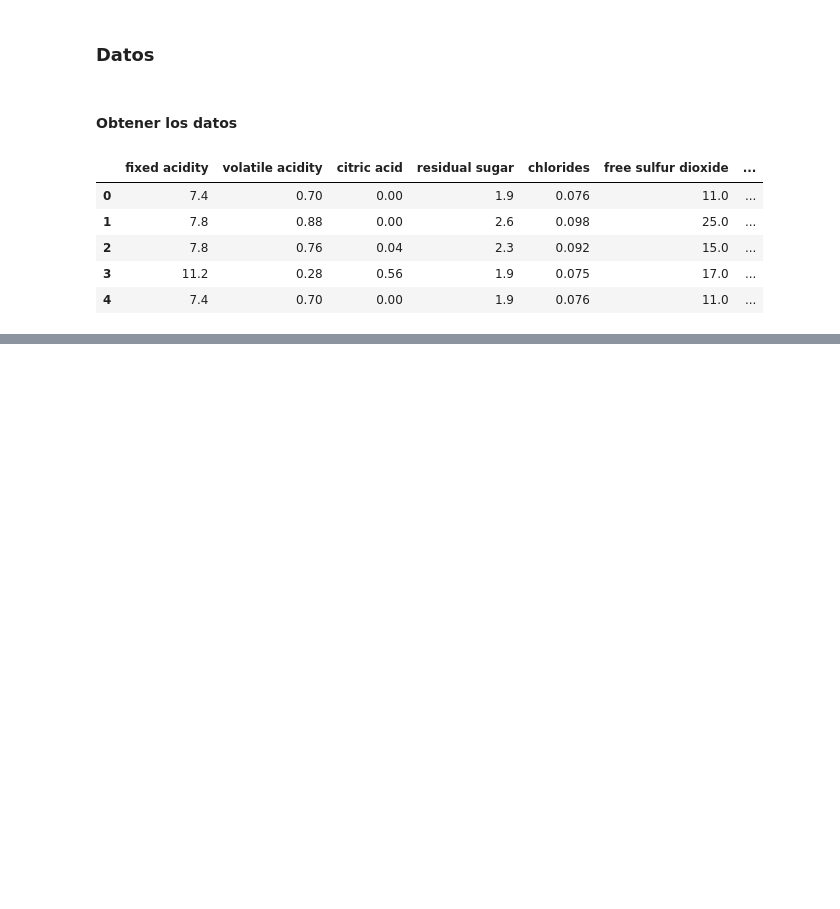
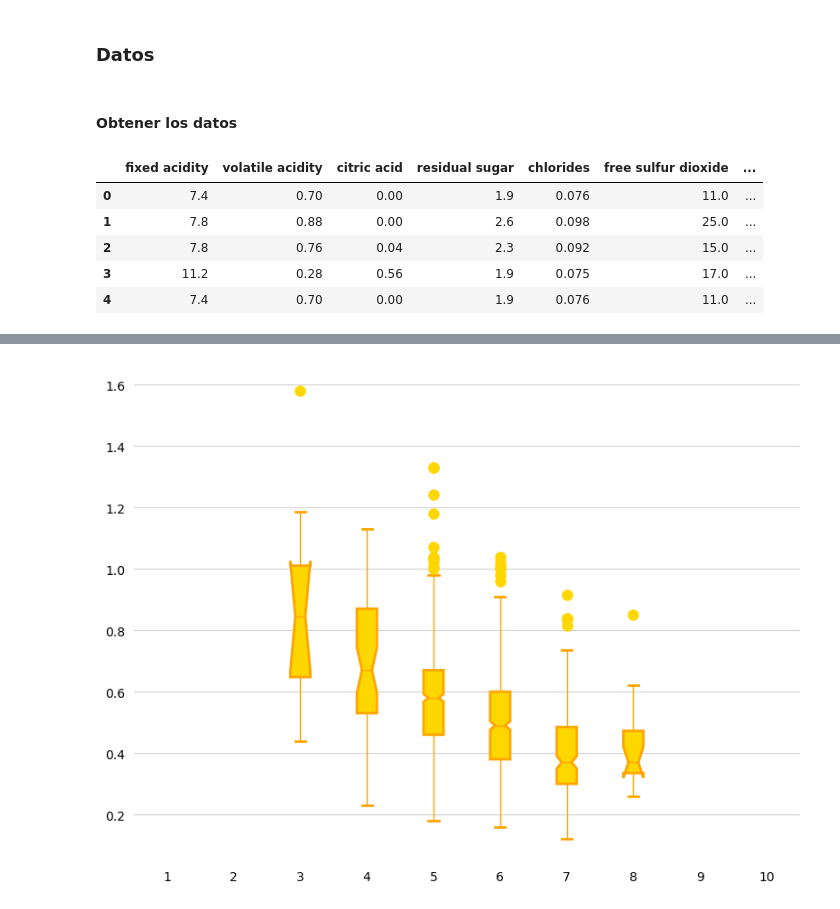
Before and after one commit to braiso-22/ejercicio-valoracion-vinos, a Jupyter notebook: ml-vinos.ipynb, the cells around one changed output, grey strips where cells are left out. Cells and saved outputs as stored; diff of their text form; code cells hidden in the pictures; blank space fills up the shorter version.

```diff
--- a/ml-vinos.ipynb
+++ b/ml-vinos.ipynb
@@ -40,0 +180,4 @@ df.head()
+# %%
+bigotes(df, "volatile acidity")
+# %% [output]
+[figure, added]
```
Also changed, not shown: parts of 60 cells of this notebook.
